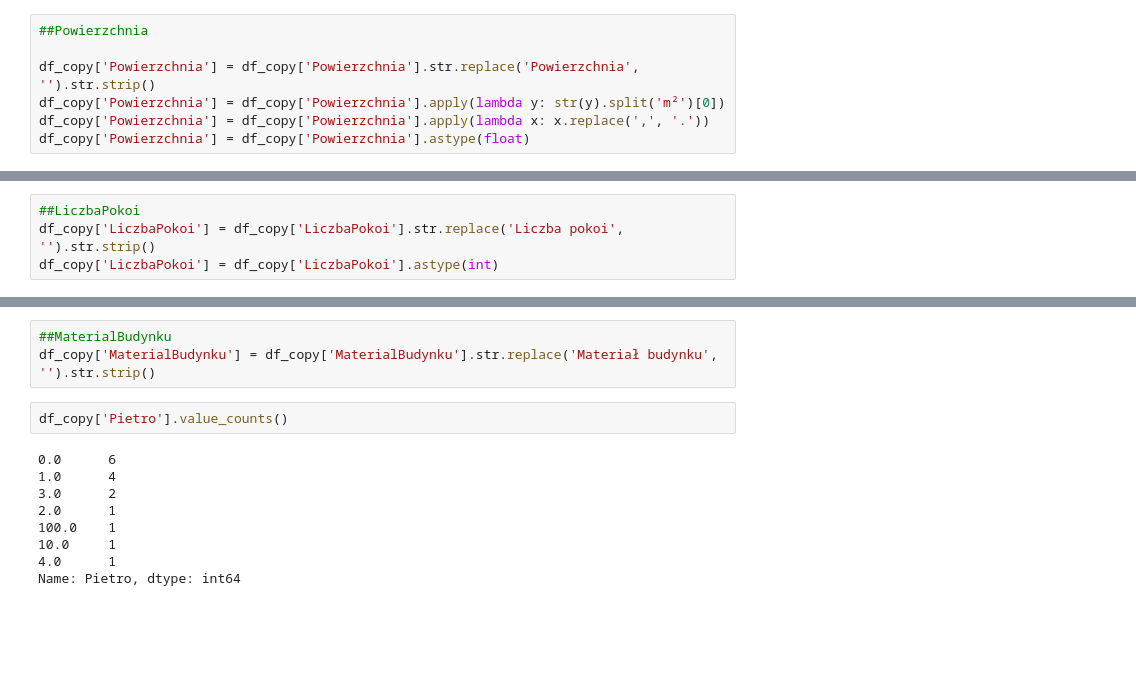
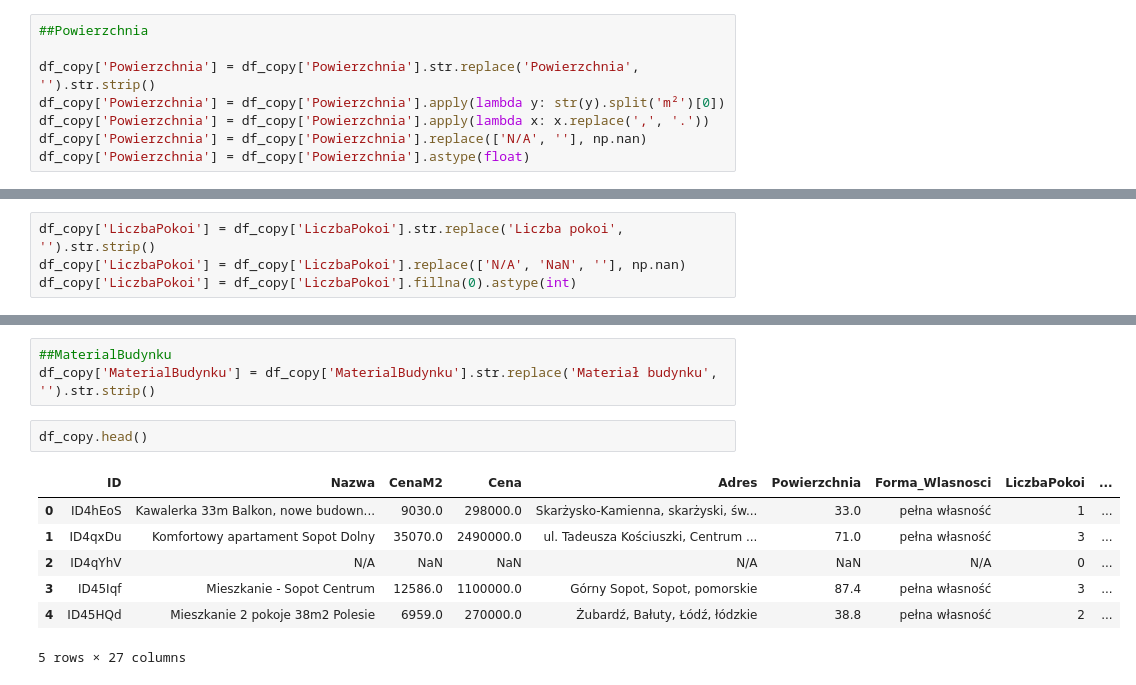
Before and after one commit to PyMen96/PyMen96_repo, a Jupyter notebook: web_scrapping_database_ml/WebScrapping_house_website_to_db.ipynb, the cells around one changed output, grey strips where cells are left out. Cells and saved outputs as stored; diff of their text form; blank space fills up the shorter version.

```diff
--- a/web_scrapping_database_ml/WebScrapping_house_website_to_db.ipynb
+++ b/web_scrapping_database_ml/WebScrapping_house_website_to_db.ipynb
@@ -299,15 +299,16 @@ df_copy['Ulica'] = df_copy['Adres'].apply(extract_ulica_values)
 df_copy['Powierzchnia'] = df_copy['Powierzchnia'].str.replace('Powierzchnia', '').str.strip()
 df_copy['Powierzchnia'] = df_copy['Powierzchnia'].apply(lambda y: str(y).split('m²')[0])
 df_copy['Powierzchnia'] = df_copy['Powierzchnia'].apply(lambda x: x.replace(',', '.'))
+df_copy['Powierzchnia'] = df_copy['Powierzchnia'].replace(['N/A', ''], np.nan)
 df_copy['Powierzchnia'] = df_copy['Powierzchnia'].astype(float)
 # %%
 ##Forma_Wlasnosci
 
 df_copy['Forma_Wlasnosci'] = df_copy['Forma_Wlasnosci'].str.replace('Forma własności', '').str.strip()
 # %%
-##LiczbaPokoi
 df_copy['LiczbaPokoi'] = df_copy['LiczbaPokoi'].str.replace('Liczba pokoi', '').str.strip()
-df_copy['LiczbaPokoi'] = df_copy['LiczbaPokoi'].astype(int)
+df_copy['LiczbaPokoi'] = df_copy['LiczbaPokoi'].replace(['N/A', 'NaN', ''], np.nan)
+df_copy['LiczbaPokoi'] = df_copy['LiczbaPokoi'].fillna(0).astype(int)
 # %%
 ##StanWykonczenia
 df_copy['StanWykonczenia'] = df_copy['StanWykonczenia'].str.replace('Stan wykończenia', '').str.strip()
@@ -341,13 +342,12 @@ df_copy['InformacjeDodatkowe'] = df_copy['InformacjeDodatkowe'].str.replace('Inf
 ##MaterialBudynku
 df_copy['MaterialBudynku'] = df_copy['MaterialBudynku'].str.replace('Materiał budynku', '').str.strip()
 # %%
-df_copy['Pietro'].value_counts()
+df_copy.head()
 # %% [output]
+|  | ID | Nazwa | CenaM2 | Cena | Adres | Powierzchnia | Forma_Wlasnosci | LiczbaPokoi | ... |
+| 0 | ID4hEoS | Kawalerka 33m Balkon, nowe budown... | 9030.0 | 298000.0 | Skarżysko-Kamienna, skarżyski, św... | 33.0 | pełna własność | 1 | ... |
+| 1 | ID4qxDu | Komfortowy apartament Sopot Dolny | 35070.0 | 2490000.0 | ul. Tadeusza Kościuszki, Centrum ... | 71.0 | pełna własność | 3 | ... |
+| 2 | ID4qYhV | N/A | NaN | NaN | N/A | NaN | N/A | 0 | ... |
+| 3 | ID45Iqf | Mieszkanie - Sopot Centrum | 12586.0 | 1100000.0 | Górny Sopot, Sopot, pomorskie | 87.4 | pełna własność | 3 | ... |
+| 4 | ID45HQd | Mieszkanie 2 pokoje 38m2 Polesie | 6959.0 | 270000.0 | Żubardź, Bałuty, Łódź, łódzkie | 38.8 | pełna własność | 2 | ... |
-0.0      6
-1.0      4
-3.0      2
-2.0      1
-100.0    1
-10.0     1
-4.0      1
-Name: Pietro, dtype: int64
+5 rows × 27 columns
```
Also changed, not shown: parts of 11 cells of this notebook.
